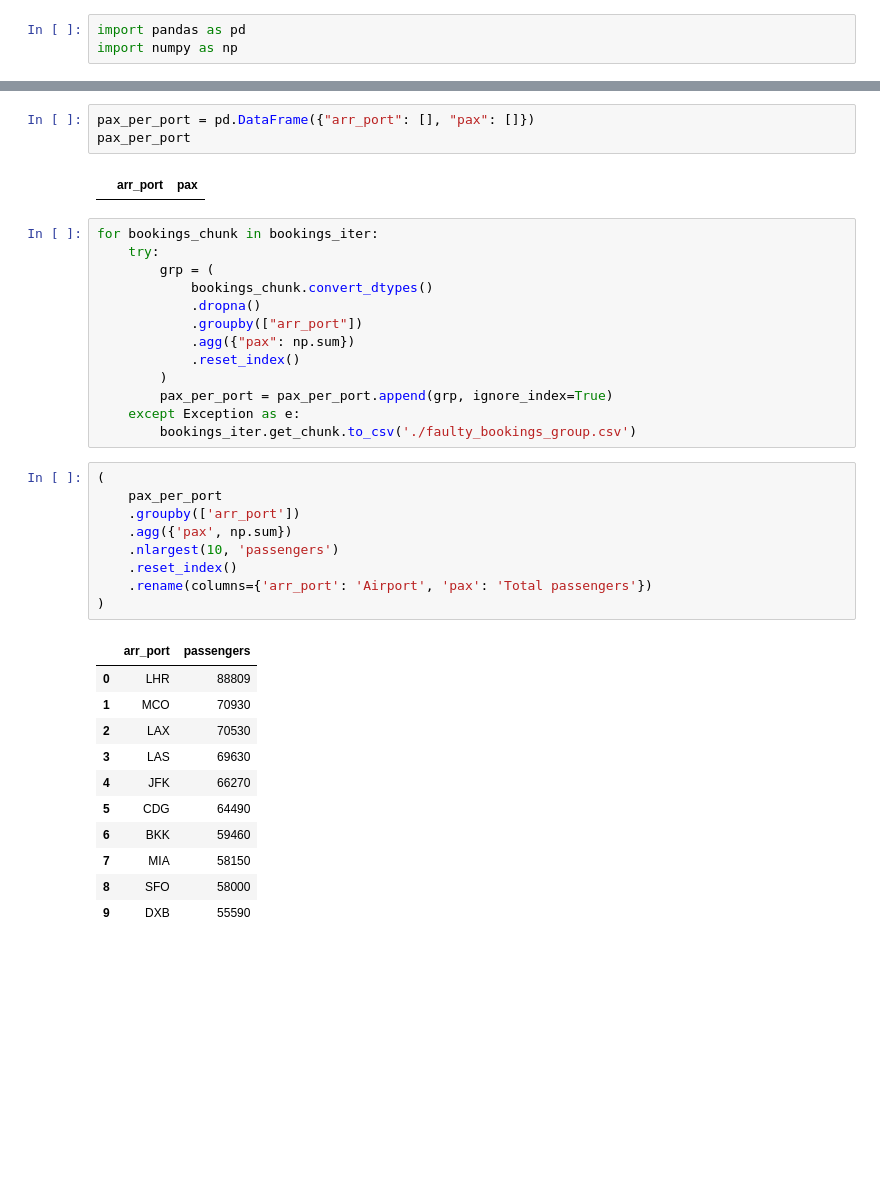
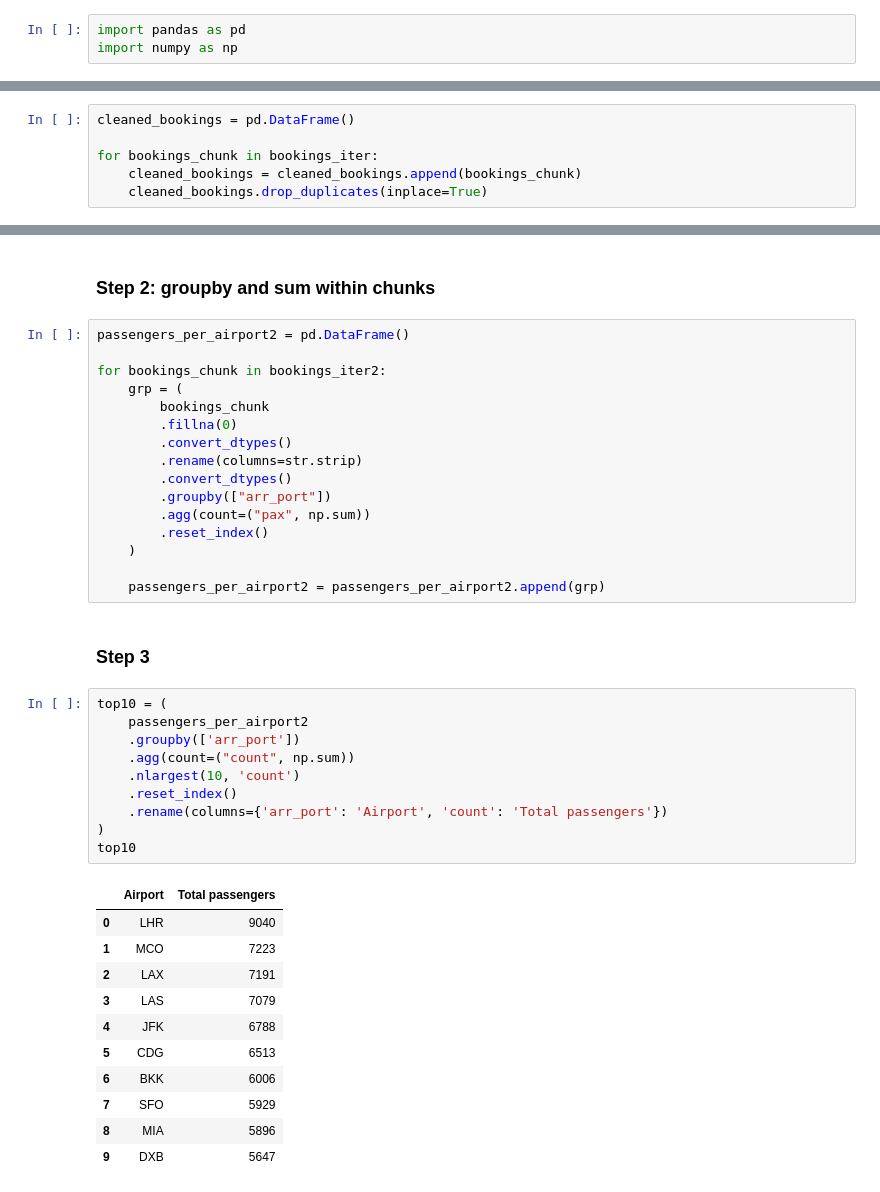
Before and after one commit to xiaoxi-david/Challenge, a Jupyter notebook: Exercise2.ipynb, the cells around one changed output, grey strips where cells are left out. Saved outputs shown, nothing was run; the diff lists cells and outputs as text; blank space fills up the shorter version.

```diff
--- a/Exercise2.ipynb
+++ b/Exercise2.ipynb
@@ -7,0 +28,6 @@ import numpy as np
+# %%
+cleaned_bookings = pd.DataFrame()
+
+for bookings_chunk in bookings_iter:
+    cleaned_bookings = cleaned_bookings.append(bookings_chunk)
+    cleaned_bookings.drop_duplicates(inplace=True)
@@ -15,42 +127,45 @@ bookings_iter = pd.read_csv(
     usecols=["arr_port", "pax"],
     delimiter="^",
 )
-# %%
-pax_per_port = pd.DataFrame({"arr_port": [], "pax": []})
-pax_per_port
-# %% [output]
-|  | arr_port | pax |
+# %% [markdown]
+### Step 2: groupby and sum within chunks
 # %%
-for bookings_chunk in bookings_iter:
-    try:
-        grp = (
-            bookings_chunk.convert_dtypes()
-            .dropna()
-            .groupby(["arr_port"])
-            .agg({"pax": np.sum})
-            .reset_index()
-        )
-        pax_per_port = pax_per_port.append(grp, ignore_index=True)
-    except Exception as e:
-        bookings_iter.get_chunk.to_csv('./faulty_bookings_group.csv')
+passengers_per_airport2 = pd.DataFrame()
+
+for bookings_chunk in bookings_iter2:
+    grp = (
+        bookings_chunk
+        .fillna(0)
+        .convert_dtypes()
+        .rename(columns=str.strip)
+        .convert_dtypes()
+        .groupby(["arr_port"])
+        .agg(count=("pax", np.sum))
+        .reset_index()
+    )
+
+    passengers_per_airport2 = passengers_per_airport2.append(grp)
+# %% [markdown]
+### Step 3
 # %%
-(
-    pax_per_port
+top10 = (
+    passengers_per_airport2
     .groupby(['arr_port'])
-    .agg({'pax', np.sum})
-    .nlargest(10, 'passengers')
+    .agg(count=("count", np.sum))
+    .nlargest(10, 'count')
     .reset_index()
-    .rename(columns={'arr_port': 'Airport', 'pax': 'Total passengers'})
+    .rename(columns={'arr_port': 'Airport', 'count': 'Total passengers'})
 )
+top10
 # %% [output]
-|  | arr_port | passengers |
-| 0 | LHR | 88809 |
-| 1 | MCO | 70930 |
-| 2 | LAX | 70530 |
-| 3 | LAS | 69630 |
-| 4 | JFK | 66270 |
-| 5 | CDG | 64490 |
-| 6 | BKK | 59460 |
-| 7 | MIA | 58150 |
-| 8 | SFO | 58000 |
-| 9 | DXB | 55590 |
+|  | Airport | Total passengers |
+| 0 | LHR | 9040 |
+| 1 | MCO | 7223 |
+| 2 | LAX | 7191 |
+| 3 | LAS | 7079 |
+| 4 | JFK | 6788 |
+| 5 | CDG | 6513 |
+| 6 | BKK | 6006 |
+| 7 | SFO | 5929 |
+| 8 | MIA | 5896 |
+| 9 | DXB | 5647 |
```
Also changed, not shown: parts of 25 cells of this notebook, 7 other files.
